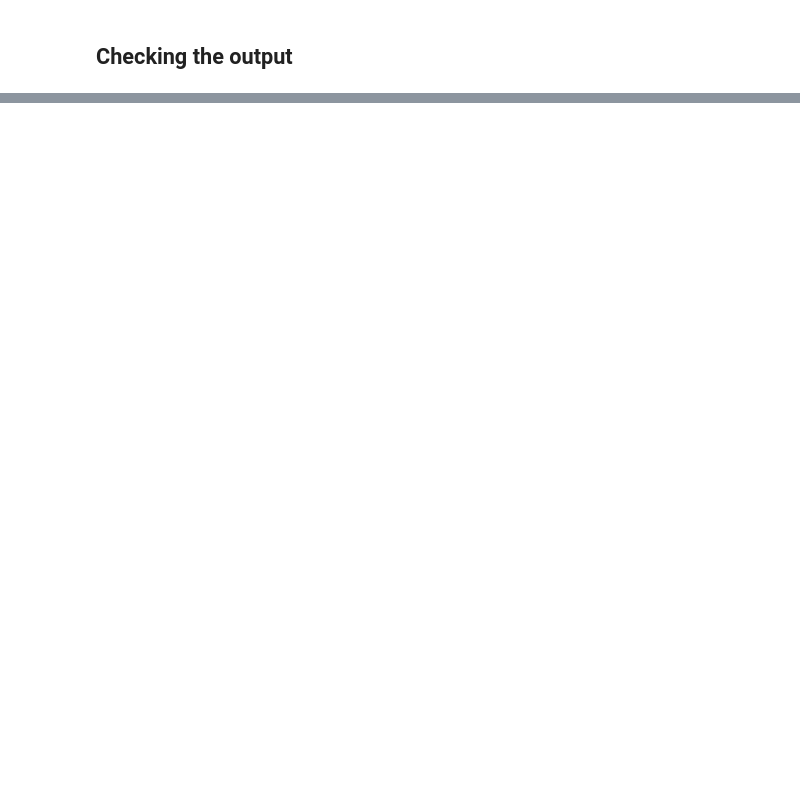
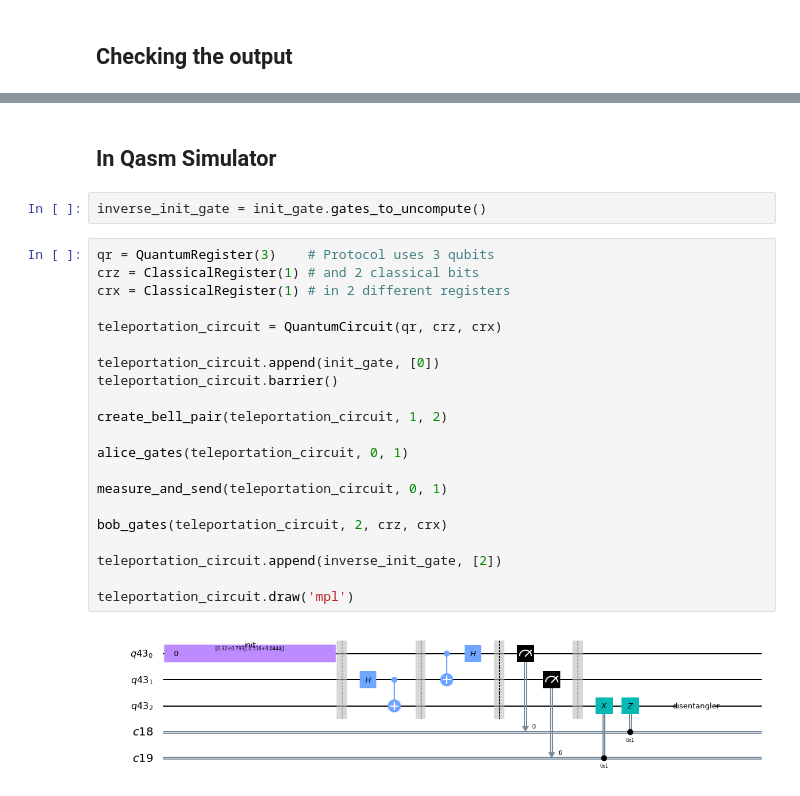
Before and after one commit to Sahel13/Qiskit-Protocols-And-Algorithms, a Jupyter notebook: QuantumTeleportation.ipynb, the cells around one changed output, grey strips where cells are left out. Cells and saved outputs as stored; diff of their text form; blank space fills up the shorter version.

Commit message:
Quantum teleportation updated and .gitignore file added

```diff
--- a/QuantumTeleportation.ipynb
+++ b/QuantumTeleportation.ipynb
@@ -95,0 +96,27 @@ plot_bloch_multivector(out_vector)
+# %% [markdown]
+## In Qasm Simulator
+# %%
+inverse_init_gate = init_gate.gates_to_uncompute()
+# %%
+qr = QuantumRegister(3)    # Protocol uses 3 qubits
+crz = ClassicalRegister(1) # and 2 classical bits
+crx = ClassicalRegister(1) # in 2 different registers
+
+teleportation_circuit = QuantumCircuit(qr, crz, crx)
+
+teleportation_circuit.append(init_gate, [0])
+teleportation_circuit.barrier()
+
+create_bell_pair(teleportation_circuit, 1, 2)
+
+alice_gates(teleportation_circuit, 0, 1)
+
+measure_and_send(teleportation_circuit, 0, 1)
+
+bob_gates(teleportation_circuit, 2, crz, crx)
+
+teleportation_circuit.append(inverse_init_gate, [2])
+
+teleportation_circuit.draw('mpl')
+# %% [output]
+[figure, added]
```
Also changed, not shown: parts of 5 cells of this notebook, 1 other file.
